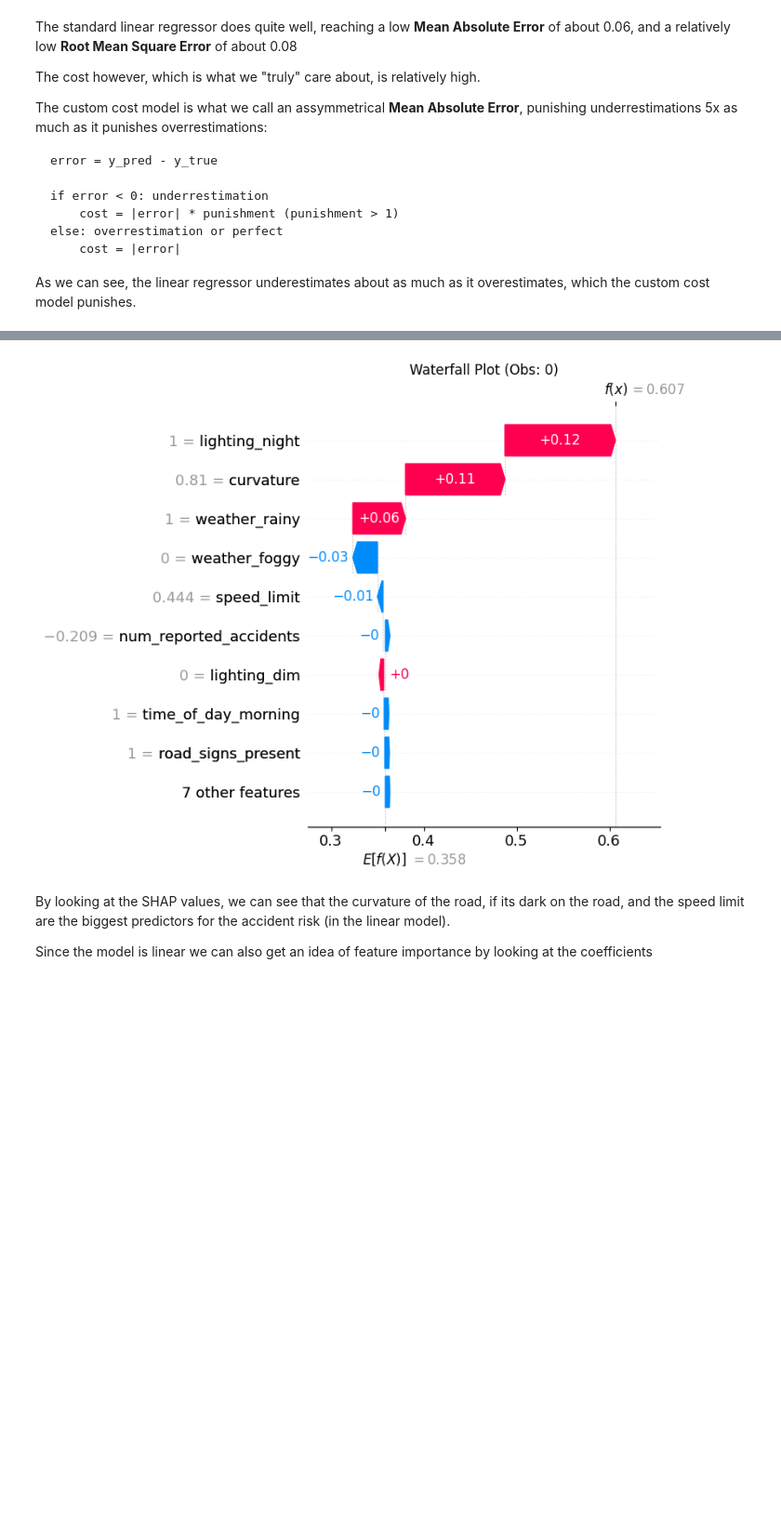
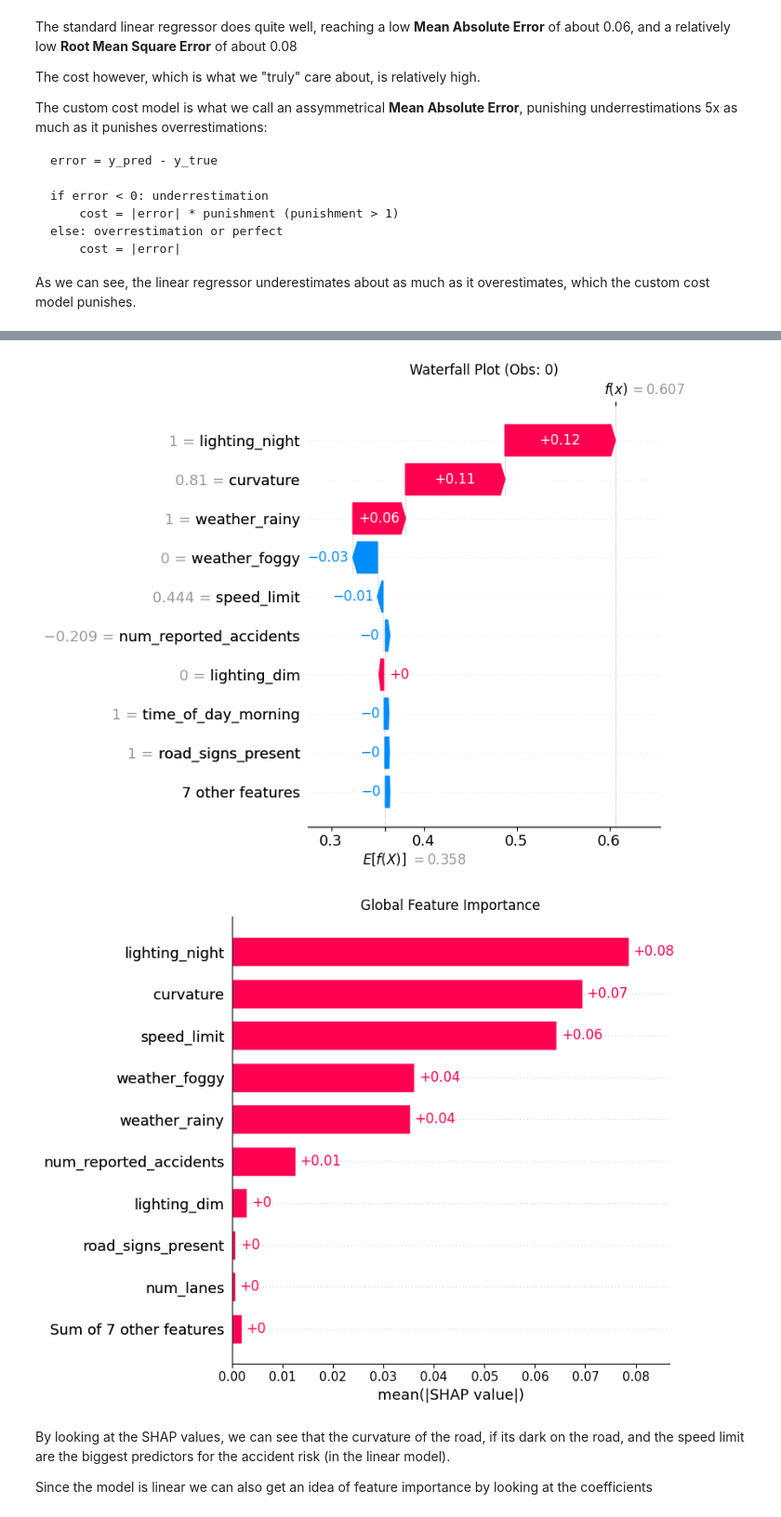
Before and after one commit to RandomNoobster/Predicting-Road-Accident-Risk, a Jupyter notebook: main.ipynb, the cells around one changed output, grey strips where cells are left out. Shown at 93% size. Cells and saved outputs as stored; diff of their text form; code cells hidden in the pictures; blank space fills up the shorter version.

```diff
--- a/main.ipynb
+++ b/main.ipynb
@@ -347,10 +346,11 @@ As we can see, the linear regressor underestimates about as much as it overestim
 # %%
 shap_data = X_train_imp.sample(n=100, random_state=42)
 
-explain_model_with_shap(BaseModel_strat_3.model, shap_data, model_type="linear")
+explain_model_with_shap(BaseModel_strat_3.model, shap_data, model_type="linear", show_bar=True)
 # %% [output]
 [figure]
 [figure]
+[figure, added]
 # %% [markdown]
 By looking at the SHAP values, we can see that the curvature of the road, if its dark on the road, and the speed limit are the biggest predictors for the accident risk (in the linear model).
 
```
Also changed, not shown: parts of 3 cells of this notebook, 1 other file.
